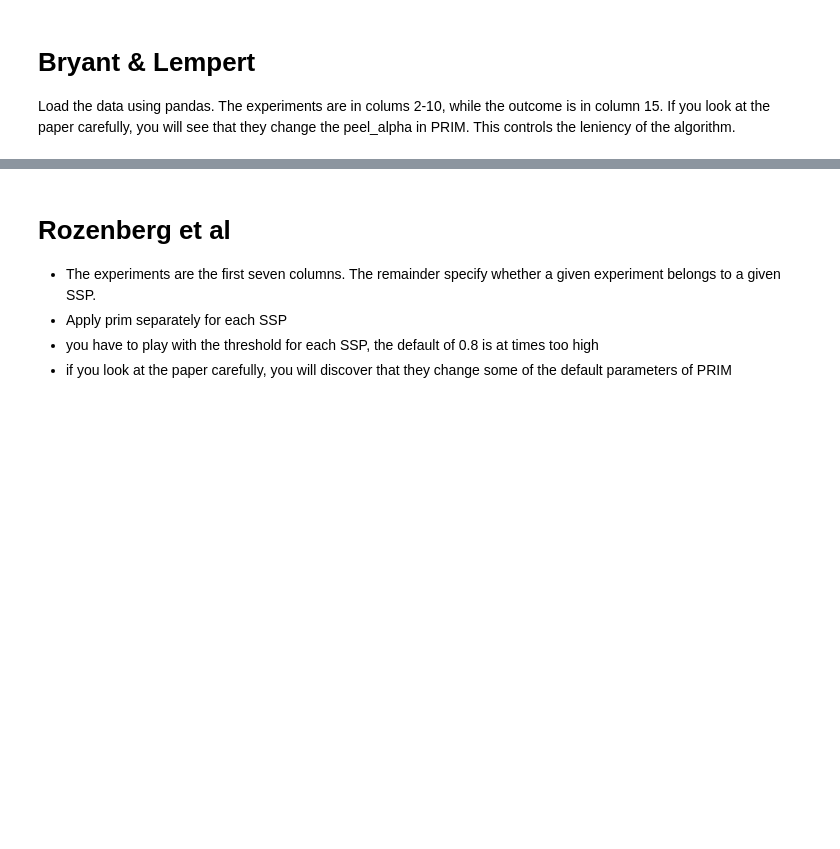
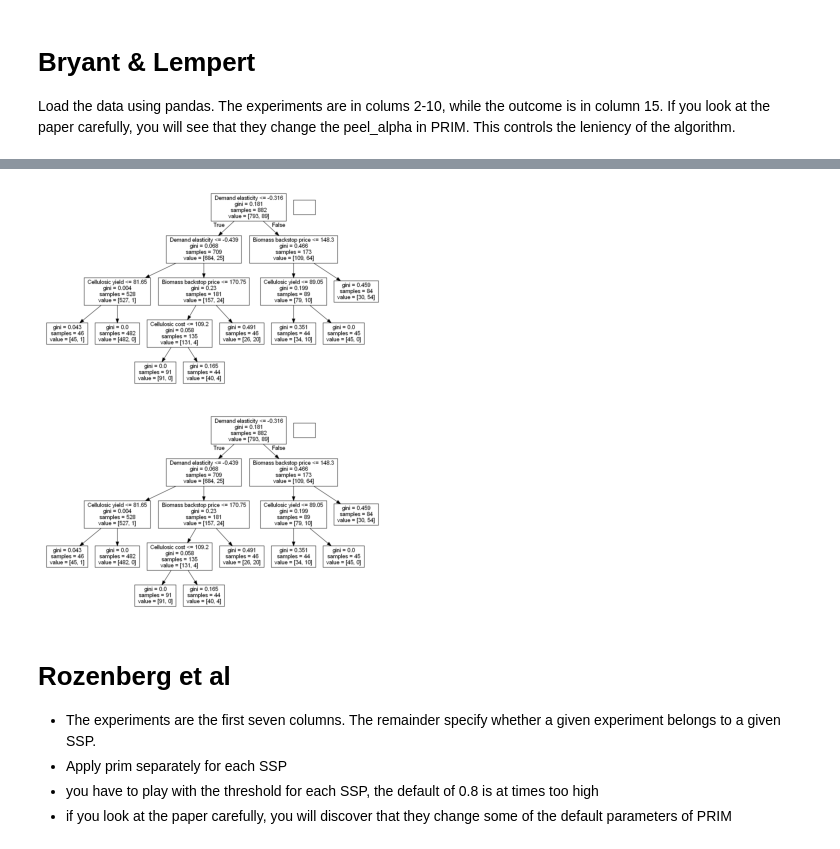
Before and after one commit to EwoutH/epa1361_open, a Jupyter notebook: Week 3-4 - vulnerability analysis/assignment 4 - scenario discovery.ipynb, the cells around one changed output, grey strips where cells are left out. Cells and saved outputs as stored; diff of their text form; code cells hidden in the pictures; blank space fills up the shorter version.

```diff
--- a/Week 3-4 - vulnerability analysis/assignment 4 - scenario discovery.ipynb
+++ b/Week 3-4 - vulnerability analysis/assignment 4 - scenario discovery.ipynb
@@ -29,3 +60,11 @@ plt.show()
+# %%
+cart_alg = cart.CART(exp,res, 0.05)
+cart_alg.build_tree()
+# %%
+cart_alg.show_tree()
+# %% [output]
+[figure, added]
+[figure, added]
 # %% [markdown]
 # Rozenberg et al
 
```
Also changed, not shown: parts of 12 cells of this notebook.
